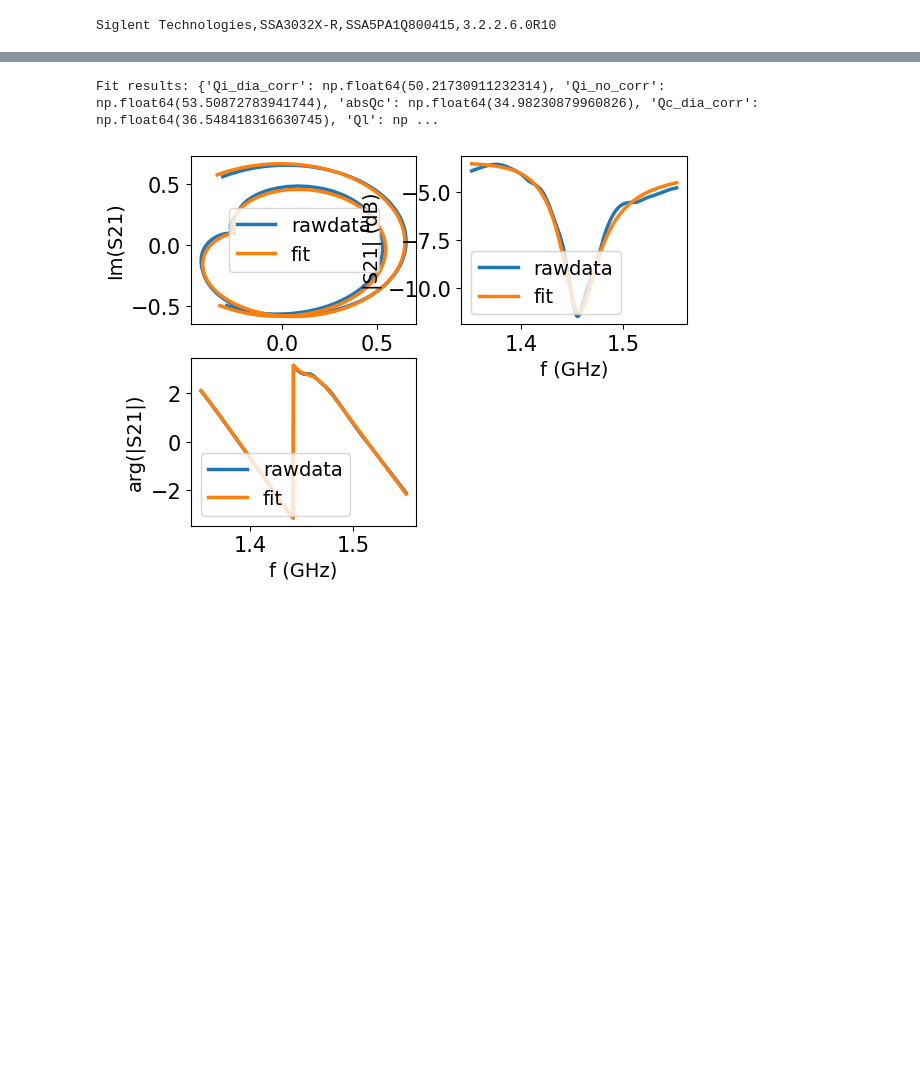
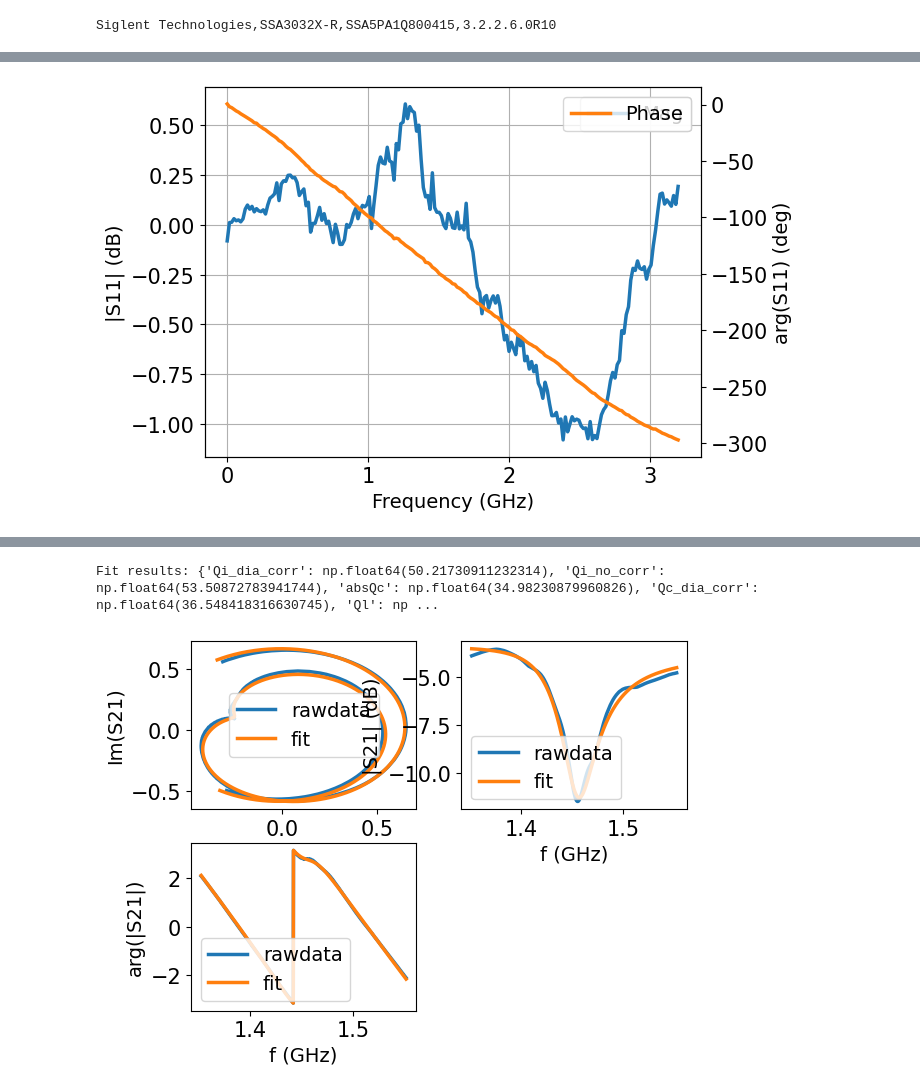
Before and after one commit to Andris-Huang/edes, a Jupyter notebook: edes/modules/spectrum_analyzer/VNA_mode.ipynb, the cells around one changed output, grey strips where cells are left out. Saved outputs shown, nothing was run; the diff lists cells and outputs as text; code cells hidden in the pictures; blank space fills up the shorter version.

```diff
--- a/edes/modules/spectrum_analyzer/VNA_mode.ipynb
+++ b/edes/modules/spectrum_analyzer/VNA_mode.ipynb
@@ -128,0 +129,4 @@ f, mag, phase = measure_and_plot_S11(SSA)
+# %%
+f11, mag11, phase11 = measure_and_plot_S11(SSA)
+# %% [output]
+[figure, added]
```
Also changed, not shown: parts of 6 cells of this notebook, 9 other files.
